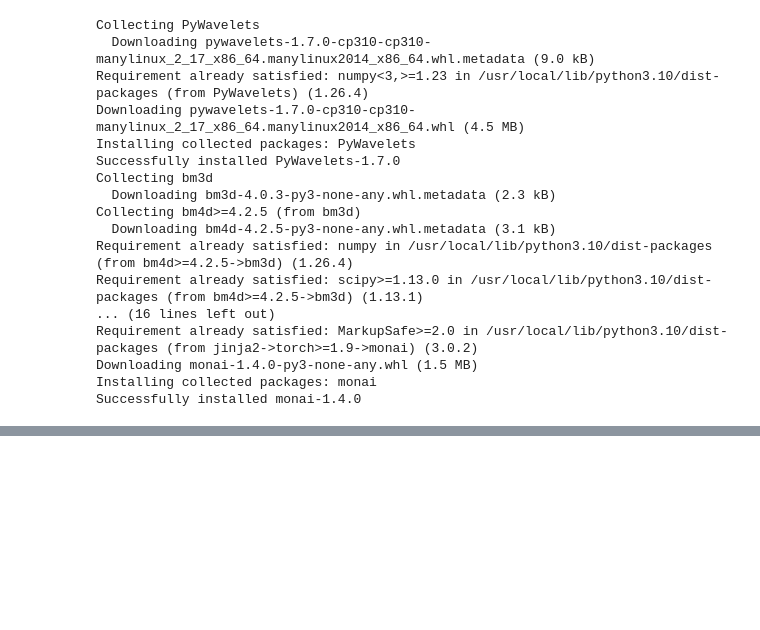
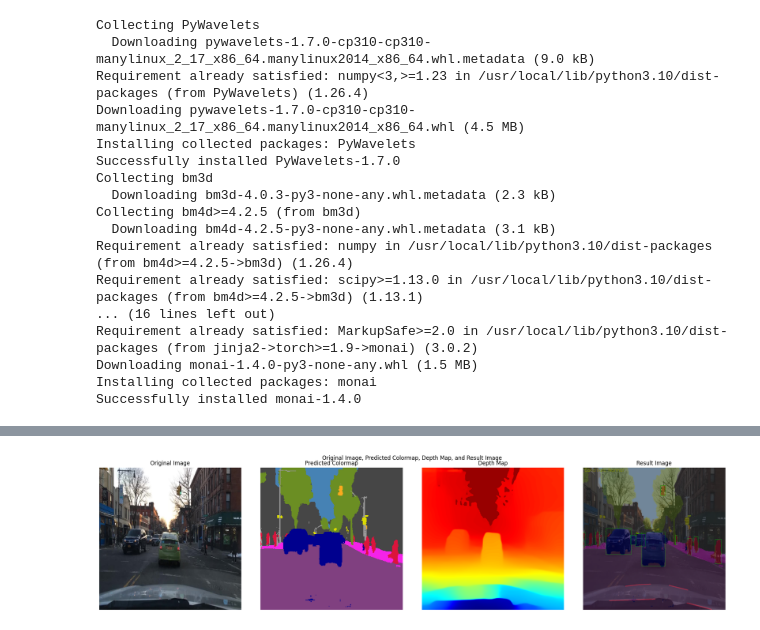
Before and after one commit to ErdemAslans/Autonomous_Driving_Segmentation_Using_ViT_and_SegFormer_with_CARLA, a Jupyter notebook: Autonomous_Driving_Segmentation_Using_ViT_and_SegFormer_with_Enhanced_Attention_Mechanisms.ipynb, the cells around one changed output, grey strips where cells are left out. Cells and saved outputs as stored; diff of their text form; code cells hidden in the pictures; blank space fills up the shorter version.

```diff
--- a/Autonomous_Driving_Segmentation_Using_ViT_and_SegFormer_with_Enhanced_Attention_Mechanisms.ipynb
+++ b/Autonomous_Driving_Segmentation_Using_ViT_and_SegFormer_with_Enhanced_Attention_Mechanisms.ipynb
@@ -354,0 +441,9 @@ model = SimpleSegFormer(num_classes=num_classes).to(device)
+# %%
+# MiDaS derinlik tahmin modeli
+midas_model = torch.hub.load("intel-isl/MiDaS", "DPT_Hybrid")
+midas_model.to(device)
+midas_model.eval()
+
+# MiDaS dönüşümleri
+midas_transforms = torch.hub.load("intel-isl/MiDaS", "transforms")
+transform = midas_transforms.small_transform
@@ -354,0 +564,10 @@ model = SimpleSegFormer(num_classes=num_classes).to(device)
+# %%
+def predict_collision(detections, depth_map):
+    collision_risks = []
+    for det in detections:
+        x1, y1, x2, y2 = map(int, det['bbox'])
+        depth_region = depth_map[y1:y2, x1:x2]
+        distance = np.mean(depth_region)
+        if distance < 10:  # 10 metreden yakınsa
+            collision_risks.append({'bbox': det['bbox'], 'distance': distance})
+    return collision_risks
@@ -354,0 +631,67 @@ model = SimpleSegFormer(num_classes=num_classes).to(device)
+# %%
+import torch
+import numpy as np
+import matplotlib.pyplot as plt
+
+# Test veri kümesini kullanarak işlem yapma ve görselleştirme fonksiyonu
+def test_model_with_visualization_v2(model, test_loader, device):
+    model.eval()
+
+    with torch.no_grad():
+        for idx, images in enumerate(test_loader):
+            if idx >= 1:  # Sadece ilk örneği gösterelim, gerekirse bu değeri artırabilirsiniz.
+                break
+
+            # Şekli sadece bir satırda dört sütun olacak şekilde ayarla
+            fig, axs = plt.subplots(1, 4, figsize=(20, 5))
+            fig.suptitle("Original Image, Predicted Colormap, Depth Map, and Result Image")
+
+            # İlk görüntüyü seç
+            image = images[0]
+
+            # Orijinal görüntüyü hazırlama
+            original_image = image.permute(1, 2, 0).numpy()
+            original_image = (original_image - original_image.min()) / (original_image.max() - original_image.min())
+            original_image = (original_image * 255).astype(np.uint8)  # 0-255 aralığına getir ve uint8 yap
+
+            # Görüntüyü model için hazırla
+            inputs = feature_extractor(images=image.permute(1, 2, 0).numpy(), return_tensors="pt")
+            inputs = {k: v.to(device) for k, v in inputs.items()}
+
+            # Modeli çalıştır ve tahmini al
+            outputs = model(**inputs)
+            logits = outputs.logits.cpu().squeeze()  # Batch boyutunu kaldır ve CPU'ya taşı
+
+            # Tahmini al ve renk paletine göre haritalandır
+            segmentation = logits.argmax(dim=0).numpy()
+            segmentation_colored = colors[segmentation]
+
+            # Görüntüyü işleme (örneğin şerit algılama)
+            result_image, depth_colored = process_image(original_image)
+
+            # Orijinal görüntü
+            axs[0].imshow(original_image)
+            axs[0].set_title("Original Image")
+            axs[0].axis("off")
+
+            # Model tahmini ile elde edilen colormap
+            axs[1].imshow(segmentation_colored)
+            axs[1].set_title("Predicted Colormap")
+            axs[1].axis("off")
+
+            # Derinlik haritası
+            axs[2].imshow(depth_colored, cmap='jet')
+            axs[2].set_title("Depth Map")
+            axs[2].axis("off")
+
+            # Sonuç Görüntüsü (Segmentasyon ve Şerit Algılama)
+            axs[3].imshow(result_image)
+            axs[3].set_title("Result Image")
+            axs[3].axis("off")
+
+            plt.tight_layout()
+            plt.show()
+
+# Test verilerini ve modeli değerlendir
+test_model_with_visualization_v2(model, test_dataloader, device)
+# %% [output]
@@ -355,3 +702,4 @@ model = SimpleSegFormer(num_classes=num_classes).to(device)
+[figure, added]
 # %%
 import torch
 import torch.nn as nn
```
Also changed, not shown: parts of 21 cells of this notebook.
